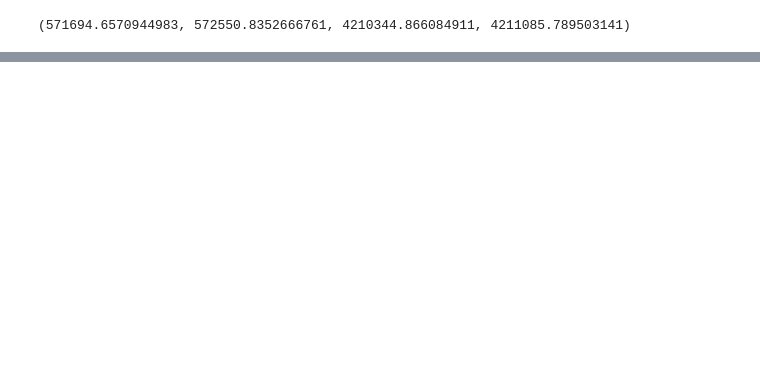
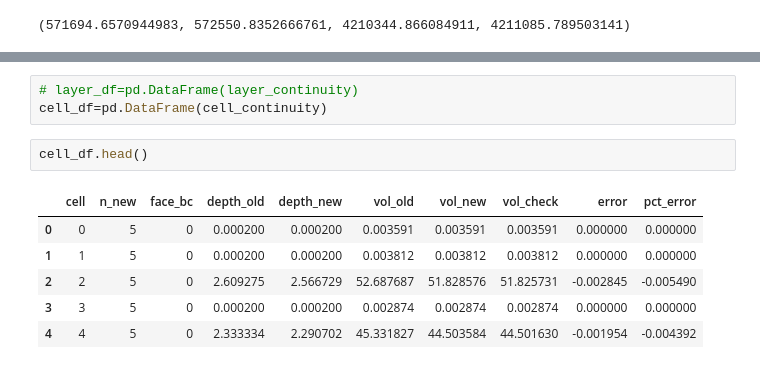
Before and after one commit to rustychris/hor_flow_and_salmon, a Jupyter notebook: model/suntans/ptm_hydro_checker.ipynb, the cells around one changed output, grey strips where cells are left out. Cells and saved outputs as stored; diff of their text form; blank space fills up the shorter version.

```diff
--- a/model/suntans/ptm_hydro_checker.ipynb
+++ b/model/suntans/ptm_hydro_checker.ipynb
@@ -505,0 +678,12 @@ array([21.66486023, -1.        , 21.66486023, 21.66486023])
+# %%
+# layer_df=pd.DataFrame(layer_continuity)
+cell_df=pd.DataFrame(cell_continuity)
+# %%
+cell_df.head()
+# %% [output]
+|  | cell | n_new | face_bc | depth_old | depth_new | vol_old | vol_new | vol_check | error | pct_error |
+| 0 | 0 | 5 | 0 | 0.000200 | 0.000200 | 0.003591 | 0.003591 | 0.003591 | 0.000000 | 0.000000 |
+| 1 | 1 | 5 | 0 | 0.000200 | 0.000200 | 0.003812 | 0.003812 | 0.003812 | 0.000000 | 0.000000 |
+| 2 | 2 | 5 | 0 | 2.609275 | 2.566729 | 52.687687 | 51.828576 | 51.825731 | -0.002845 | -0.005490 |
+| 3 | 3 | 5 | 0 | 0.000200 | 0.000200 | 0.002874 | 0.002874 | 0.002874 | 0.000000 | 0.000000 |
+| 4 | 4 | 5 | 0 | 2.333334 | 2.290702 | 45.331827 | 44.503584 | 44.501630 | -0.001954 | -0.004392 |
```
Also changed, not shown: parts of 19 cells of this notebook.
